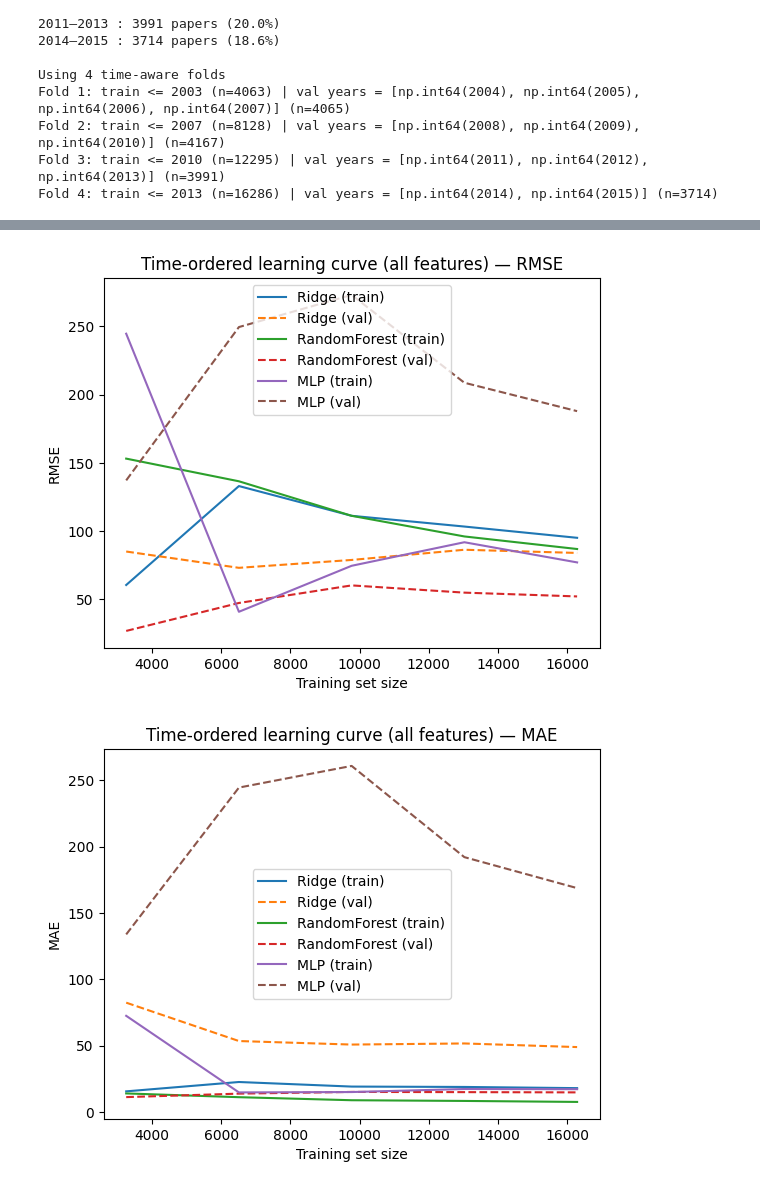
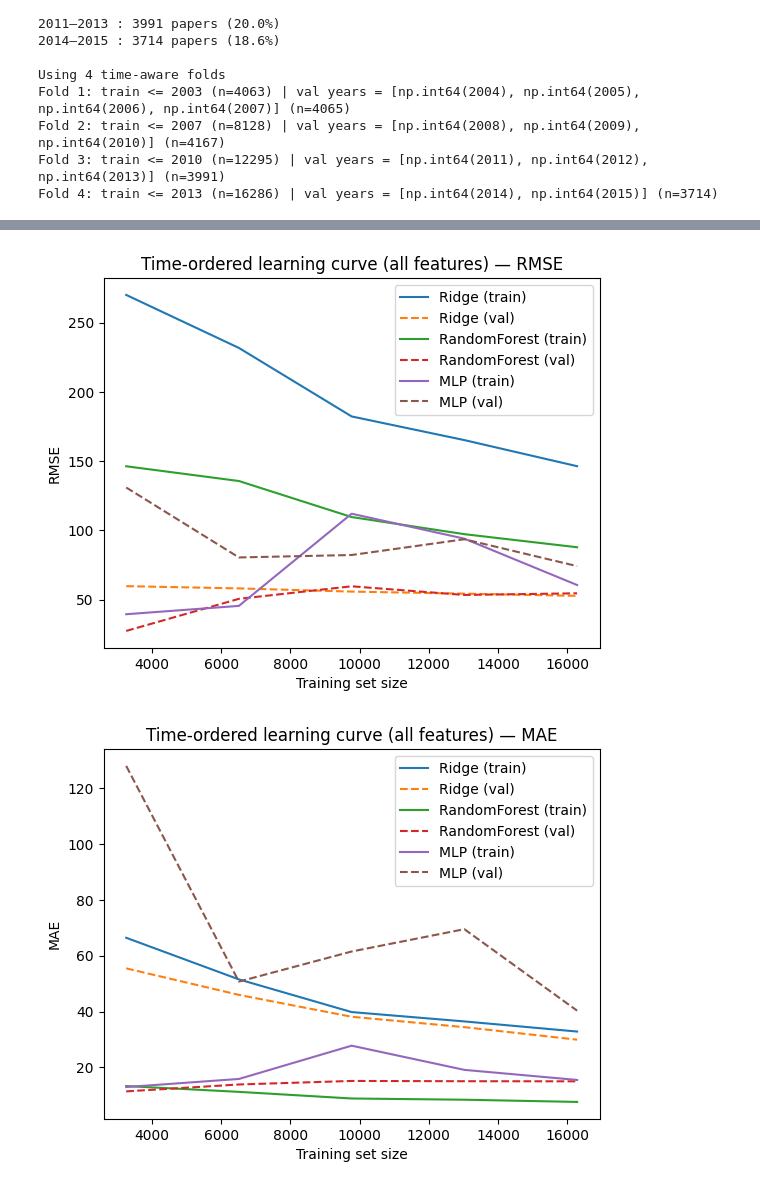
Before and after one commit to avezzuto/esl-team10, a Jupyter notebook: main.ipynb, the cells around one changed output, grey strips where cells are left out. Cells and saved outputs as stored; diff of their text form; code cells hidden in the pictures.

```diff
--- a/main.ipynb
+++ b/main.ipynb
@@ -892,21 +906,20 @@ print(test_res)
 # %%
+import numpy as np
+import pandas as pd
+from sklearn.metrics import mean_squared_error, mean_absolute_error
+
 def time_ordered_learning_curve_one_fold(
         df, y, folds, model_factory,
         feature_set="graph",
         fractions=(0.2, 0.4, 0.6, 0.8, 1.0),
         fold_index=-1
 ):
-    """
-    Learning curve on one chosen fold:
-    - Use increasing prefixes of the training set (time-consistent)
-    - Evaluate on the fold's validation set
-    Returns BOTH RMSE and MAE for train and validation.
-    """
     train_idx, val_idx = folds[fold_index]
 
-    # Sort training indices by year to maintain time order in the prefix
+    # stable time order within train
     train_years = df.iloc[train_idx]["year"].to_numpy()
-    train_idx_sorted = train_idx[np.argsort(train_years)]
+    order = np.argsort(train_years, kind="mergesort")
+    train_idx_sorted = train_idx[order]
 
     df_va = df.iloc[val_idx]
     y_va = y[val_idx]
@@ -915,30 +928,37 @@ def time_ordered_learning_curve_one_fold(
     train_mae,  val_mae  = [], []
     sizes = []
 
+    T = len(train_idx_sorted)
+
     for frac in fractions:
-        n = max(50, int(len(train_idx_sorted) * frac))  # at least 50 samples
+        n = min(T, max(50, int(T * frac)))
         sub_idx = train_idx_sorted[:n]
 
         df_tr = df.iloc[sub_idx]
         y_tr = y[sub_idx]
 
-        # Build features using train subset only
         Xtr_list, Xva_list = [], []
 
         if feature_set in ("graph", "all"):
             author_features = build_author_features(df_tr)
             Xtr_g = df_tr["authors"].apply(lambda a: paper_graph_features(a, author_features)).apply(pd.Series).fillna(0)
             Xva_g = df_va["authors"].apply(lambda a: paper_graph_features(a, author_features)).apply(pd.Series).fillna(0)
+            # align val cols to train cols
+            Xva_g = Xva_g.reindex(columns=Xtr_g.columns, fill_value=0)
             Xtr_list.append(Xtr_g); Xva_list.append(Xva_g)
 
         if feature_set in ("non", "all"):
             stats_non = build_non_graph_stats(df_tr)
             Xtr_n = make_non_graph_features(df_tr, stats_non).fillna(0)
             Xva_n = make_non_graph_features(df_va, stats_non).fillna(0)
+            Xva_n = Xva_n.reindex(columns=Xtr_n.columns, fill_value=0)
             Xtr_list.append(Xtr_n); Xva_list.append(Xva_n)
 
-        Xtr = pd.concat(Xtr_list, axis=1, join="inner")
-        Xva = pd.concat(Xva_list, axis=1, join="inner")
+        Xtr = pd.concat(Xtr_list, axis=1)
+        Xva = pd.concat(Xva_list, axis=1)
+
+        # final alignment safeguard
+        Xva = Xva.reindex(columns=Xtr.columns, fill_value=0)
 
         model = model_factory()
         model.fit(Xtr, y_tr)
@@ -946,14 +966,12 @@ def time_ordered_learning_curve_one_fold(
         pred_tr = model.predict(Xtr)
         pred_va = model.predict(Xva)
 
-        # Metrics
         train_rmse.append(float(np.sqrt(mean_squared_error(y_tr, pred_tr))))
         val_rmse.append(float(np.sqrt(mean_squared_error(y_va, pred_va))))
-
         train_mae.append(float(mean_absolute_error(y_tr, pred_tr)))
         val_mae.append(float(mean_absolute_error(y_va, pred_va)))
 
-        sizes.append(n)
+        sizes.append(len(sub_idx))
 
     return pd.DataFrame({
         "train_size": sizes,
@@ -995,34 +1013,34 @@ def plot_learning_curves(metrics_by_model, title_prefix="Learning Curve"):
 # %%
 fractions = (0.2, 0.4, 0.6, 0.8, 1.0)
 fold_index = -1
 feature_set = "all"  # "graph", "non", or "all"
 
 metrics_by_model = {
     "Ridge": time_ordered_learning_curve_one_fold(
         df, y, folds,
-        model_factory=lambda: create_ridge_pipeline(),
+        model_factory= best_factories["Ridge Regression"],
         feature_set=feature_set,
         fractions=fractions,
         fold_index=fold_index
     ),
     "RandomForest": time_ordered_learning_curve_one_fold(
         df, y, folds,
-        model_factory=lambda: create_rf_pipeline(),
+        model_factory=best_factories["Random Forest"],
         feature_set=feature_set,
         fractions=fractions,
         fold_index=fold_index
     ),
     "MLP": time_ordered_learning_curve_one_fold(
         df, y, folds,
-        model_factory=lambda: create_mlp_pipeline(),
+        model_factory=best_factories["MLP"],
         feature_set=feature_set,
         fractions=fractions,
         fold_index=fold_index
     )
 }
 
 plot_learning_curves(metrics_by_model, title_prefix=f"Time-ordered learning curve ({feature_set} features)")
 # %% [output]
-[figure, old version]
+[figure, new version]
-[figure, old version]
+[figure, new version]
 # %%
```
Also changed, not shown: parts of 13 cells of this notebook.
